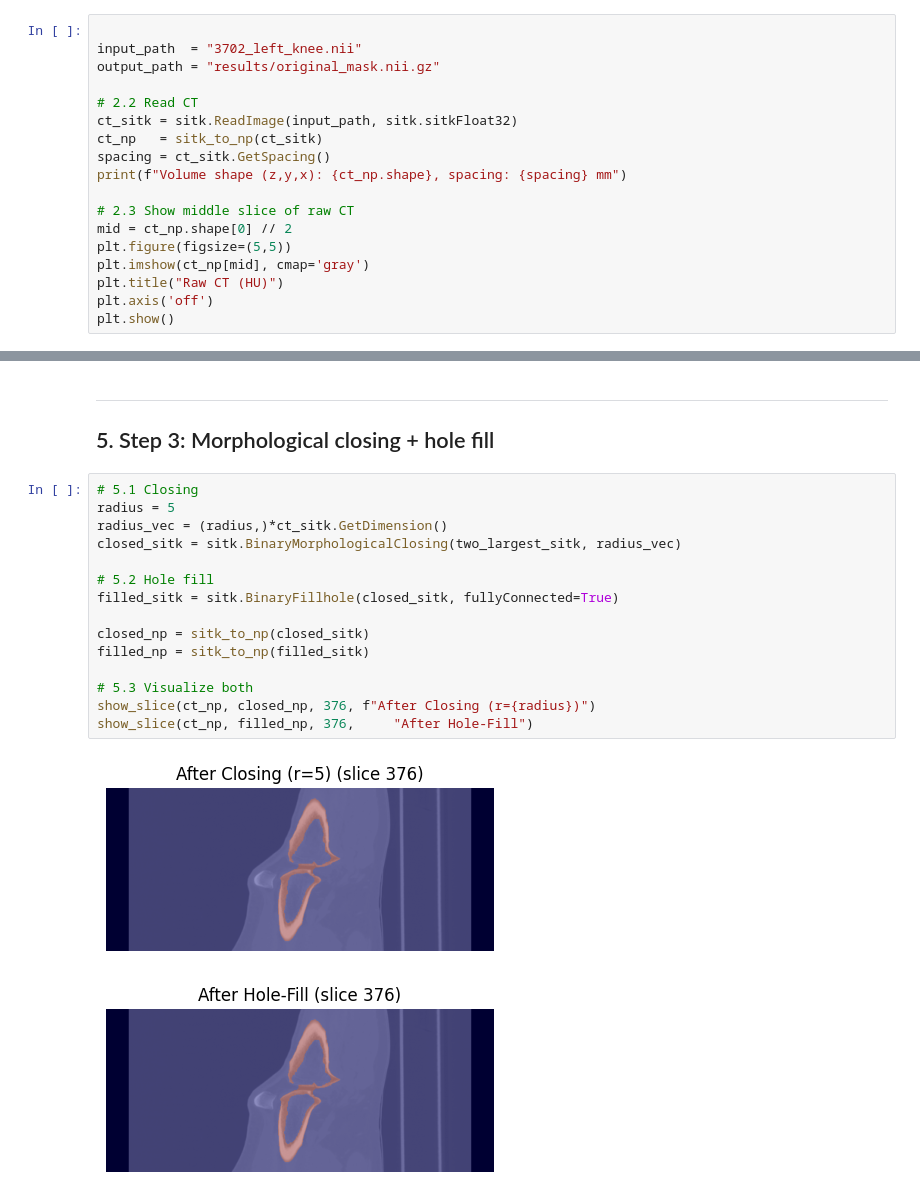
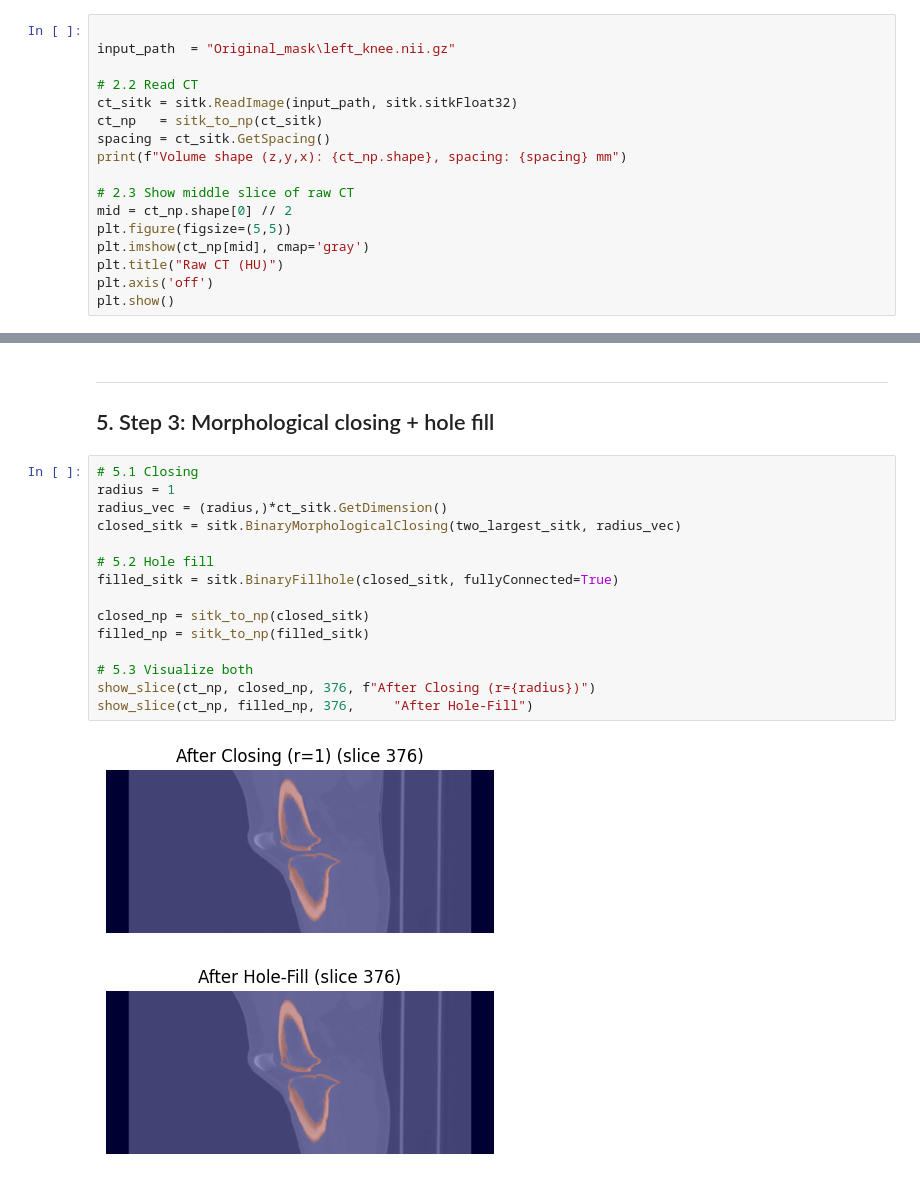
Before and after one commit to Shreejit-gautam/Landmark-Detection, a Jupyter notebook: notebook.ipynb, the cells around one changed output, grey strips where cells are left out. Saved outputs shown, nothing was run; the diff lists cells and outputs as text.

```diff
--- a/notebook.ipynb
+++ b/notebook.ipynb
@@ -29,8 +27,7 @@ hello
 ## 2. Reading volume & initial display
 # %%
 
-input_path  = "3702_left_knee.nii"
-output_path = "results/original_mask.nii.gz"
+input_path  = "Original_mask\left_knee.nii.gz"
 
 # 2.2 Read CT
 ct_sitk = sitk.ReadImage(input_path, sitk.sitkFloat32)
@@ -121,19 +118,19 @@ plt.show()
 ## 5. Step 3: Morphological closing + hole fill
 # %%
 # 5.1 Closing
-radius = 5
+radius = 1
 radius_vec = (radius,)*ct_sitk.GetDimension()
 closed_sitk = sitk.BinaryMorphologicalClosing(two_largest_sitk, radius_vec)
 
 # 5.2 Hole fill
 filled_sitk = sitk.BinaryFillhole(closed_sitk, fullyConnected=True)
 
 closed_np = sitk_to_np(closed_sitk)
 filled_np = sitk_to_np(filled_sitk)
 
 # 5.3 Visualize both
 show_slice(ct_np, closed_np, 376, f"After Closing (r={radius})")
 show_slice(ct_np, filled_np, 376,     "After Hole‐Fill")
 # %% [output]
-[figure, old version]
+[figure, new version]
-[figure, old version]
+[figure, new version]
```
Also changed, not shown: parts of 5 cells of this notebook.
